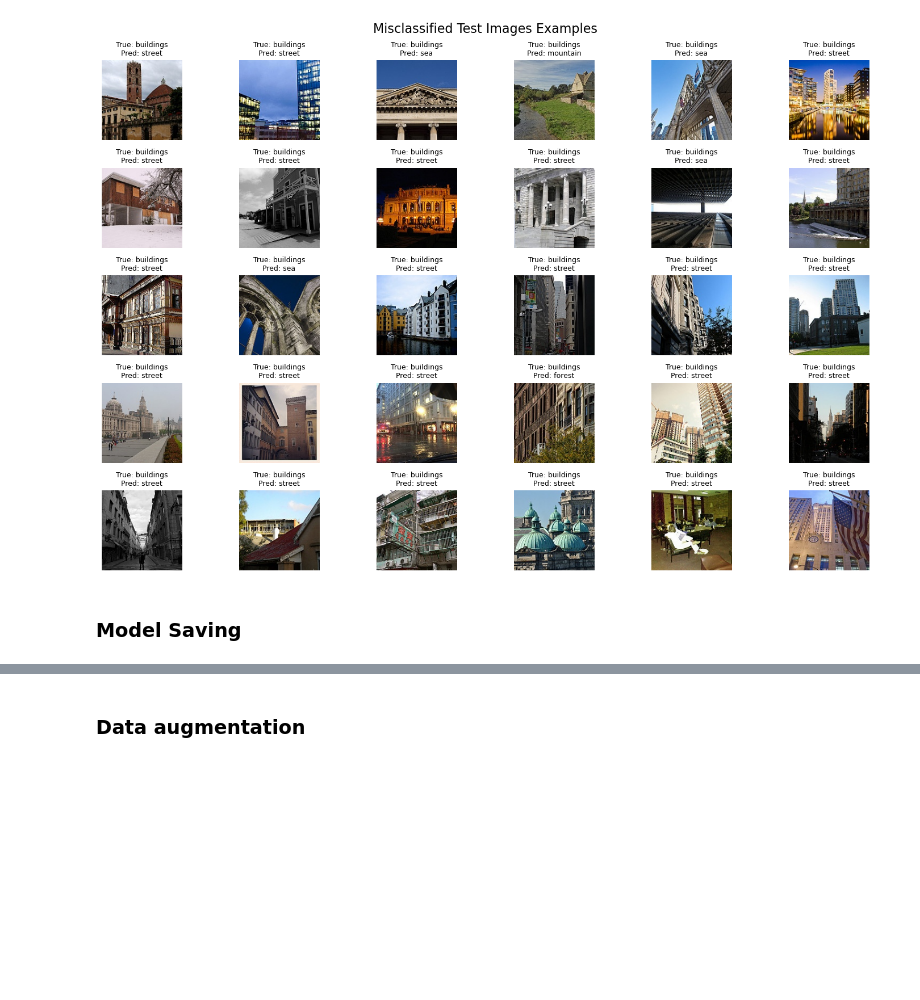
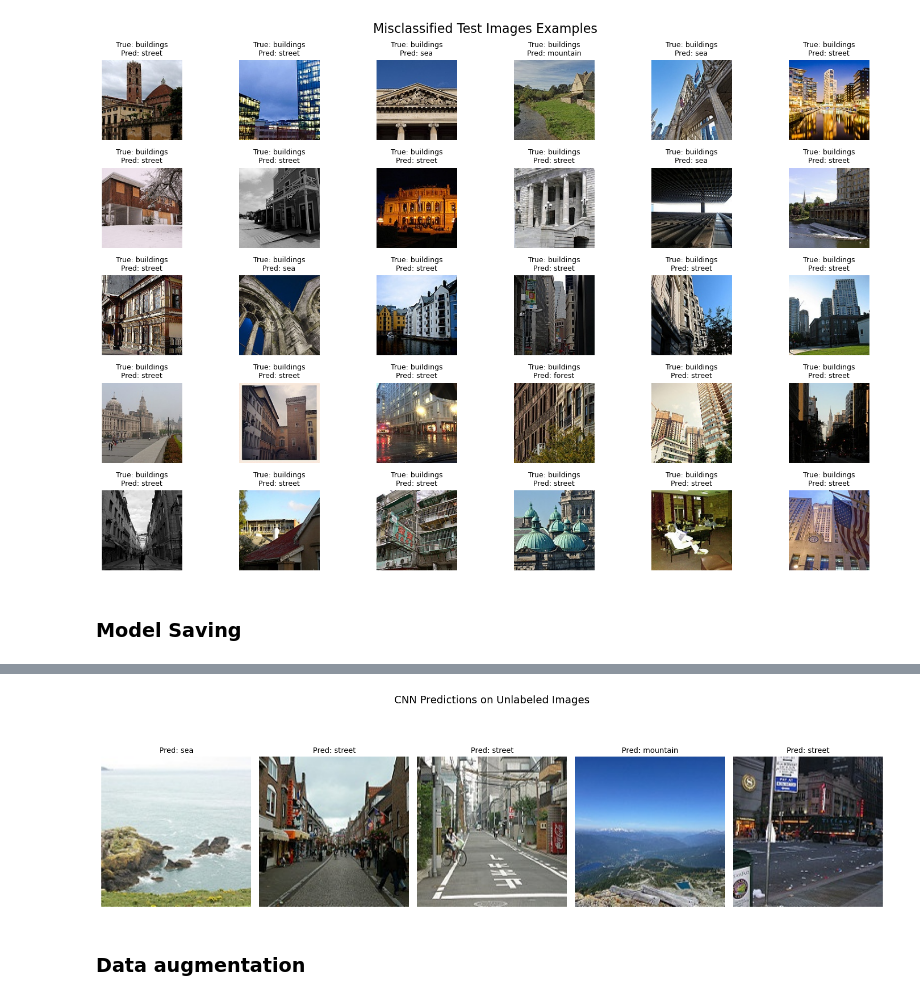
Before and after one commit to Ax1Le-JL/Evaluating-Different-Supervised-Learning-Algorithms, a Jupyter notebook: CNN.ipynb, the cells around one changed output, grey strips where cells are left out. Drawn from its saved outputs; the diff is of its cells as text; code cells hidden in the pictures; blank space fills up the shorter version.

```diff
--- a/CNN.ipynb
+++ b/CNN.ipynb
@@ -474,3 +475,22 @@ plt.show()
 ### Model Saving
 # %%
 model.save("CNN_model.keras")
+# %%
+pred_dir=r"D:\Project\PG Project\Data\Image Data\seg_pred\seg_pred"
+
+def load_pred_images(pred_dir, image_size=(150, 150), max_images=None):
+    images = []
+
+    for file in sorted(os.listdir(pred_dir)):
+        if file.lower().endswith(('.jpg', '.jpeg', '.png')):
+            image_path = os.path.join(pred_dir, file)
+            image = cv2.imread(image_path)
+            image = cv2.cvtColor(image, cv2.COLOR_BGR2RGB)
+            image = cv2.resize(image, image_size)
+            images.append(image)
+            if max_images and len(images) >= max_images:
+                break
+
+    return np.array(images, dtype='float32')
+# %%
+pred_images = load_pred_images(pred_dir, image_size=IMAGE_SIZE)
@@ -477,3 +505,21 @@ model.save("CNN_model.keras")
+# %%
+np.random.seed(40)
+sample_idxs = np.random.choice(len(pred_images), 5, replace=False)
+
+plt.figure(figsize=(15, 5))
+for i, idx in enumerate(sample_idxs):
+    img = pred_images[idx]
+    img = (img).astype('uint8')
+    plt.subplot(1, 5, i + 1)
+    plt.imshow(img)
+    plt.axis('off')
+    plt.title(f"Pred: {class_names[pred_classes[idx]]}", fontsize=10)
+
+plt.suptitle("CNN Predictions on Unlabeled Images", fontsize=14)
+plt.tight_layout()
+plt.show()
+# %% [output]
+[figure, added]
 # %% [markdown]
 ### Data augmentation
 # %%
```
Also changed, not shown: parts of 3 cells of this notebook.
